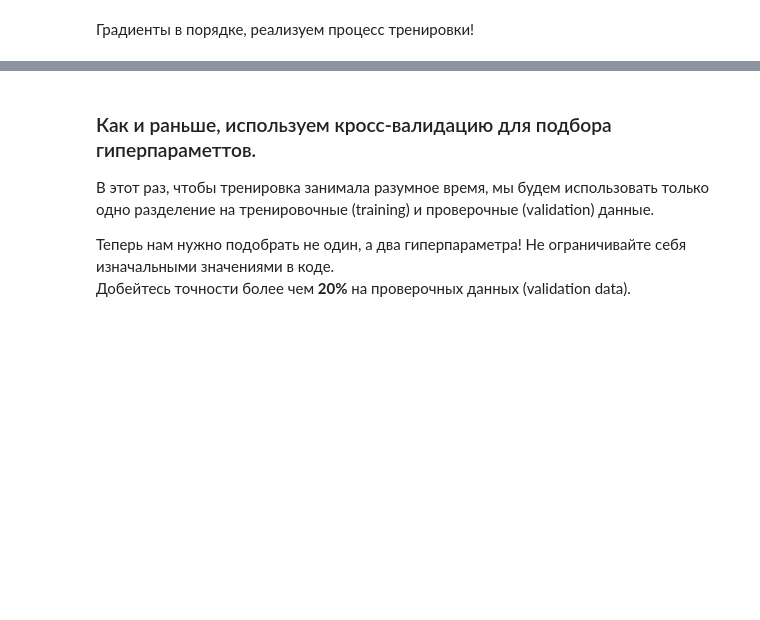
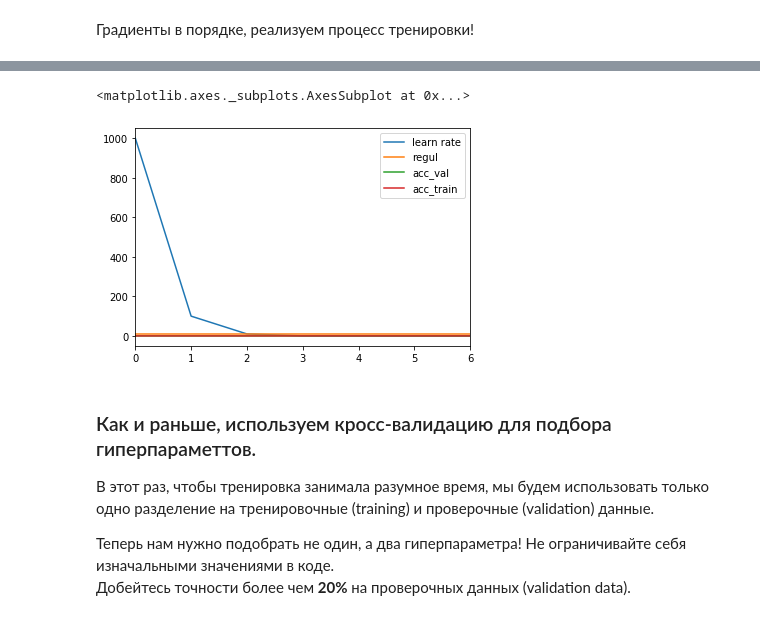
Before and after one commit to SpIIIII/layman-s-Deep-Learning-, a Jupyter notebook: assignments/assignment1/Linear classifier.ipynb, the cells around one changed output, grey strips where cells are left out. Drawn from its saved outputs; the diff is of its cells as text; code cells hidden in the pictures; blank space fills up the shorter version.

```diff
--- a/assignments/assignment1/Linear classifier.ipynb
+++ b/assignments/assignment1/Linear classifier.ipynb
@@ -398,3 +549,8 @@ axes.set_ylim(0,0.3)
+# %%
+frame.plot()
+# %% [output]
+<matplotlib.axes._subplots.AxesSubplot at 0x...>
+[figure, added]
 # %% [markdown]
 ### Как и раньше, используем кросс-валидацию для подбора гиперпараметтов.
 
```
Also changed, not shown: parts of 9 cells of this notebook, 1 other file.
